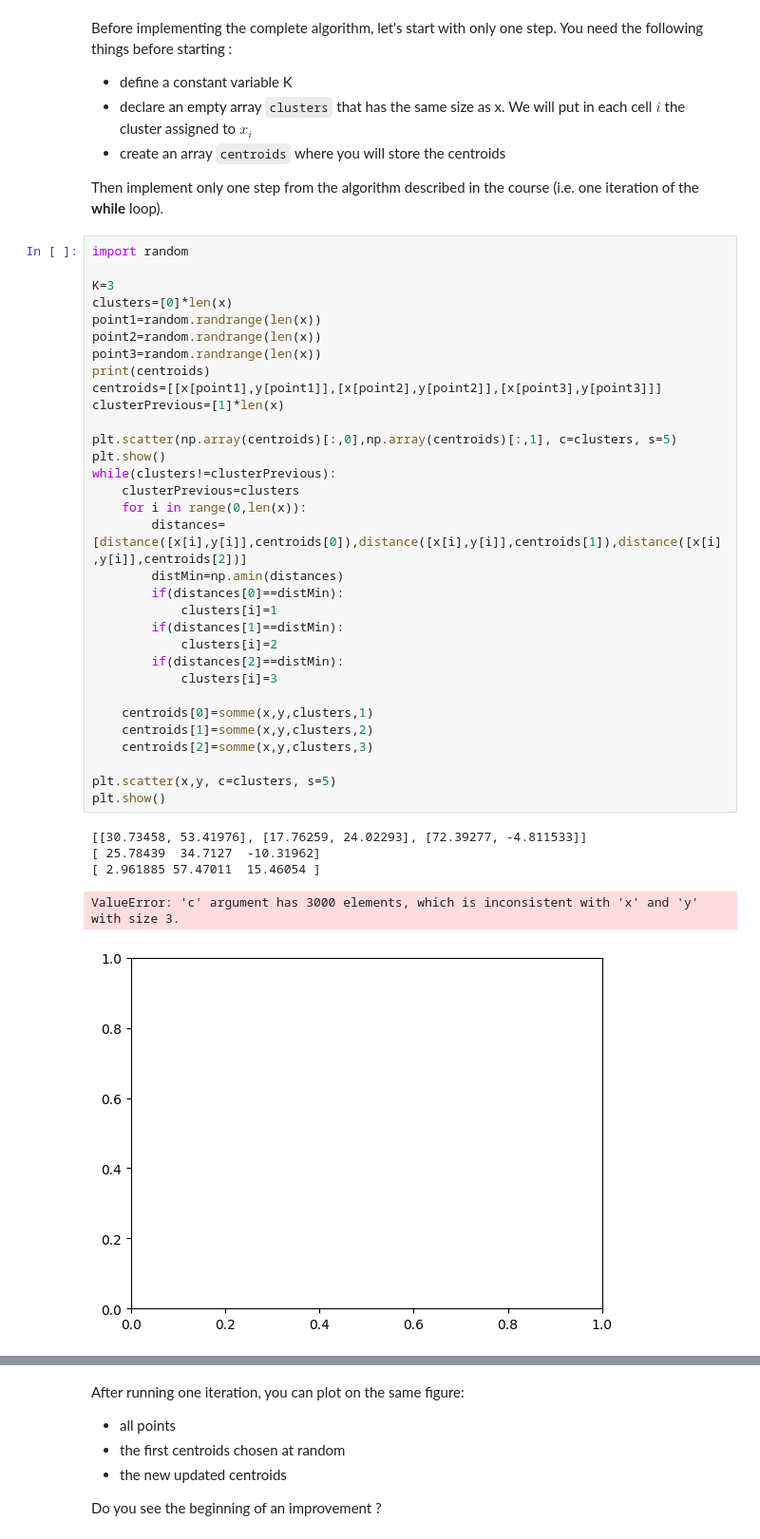
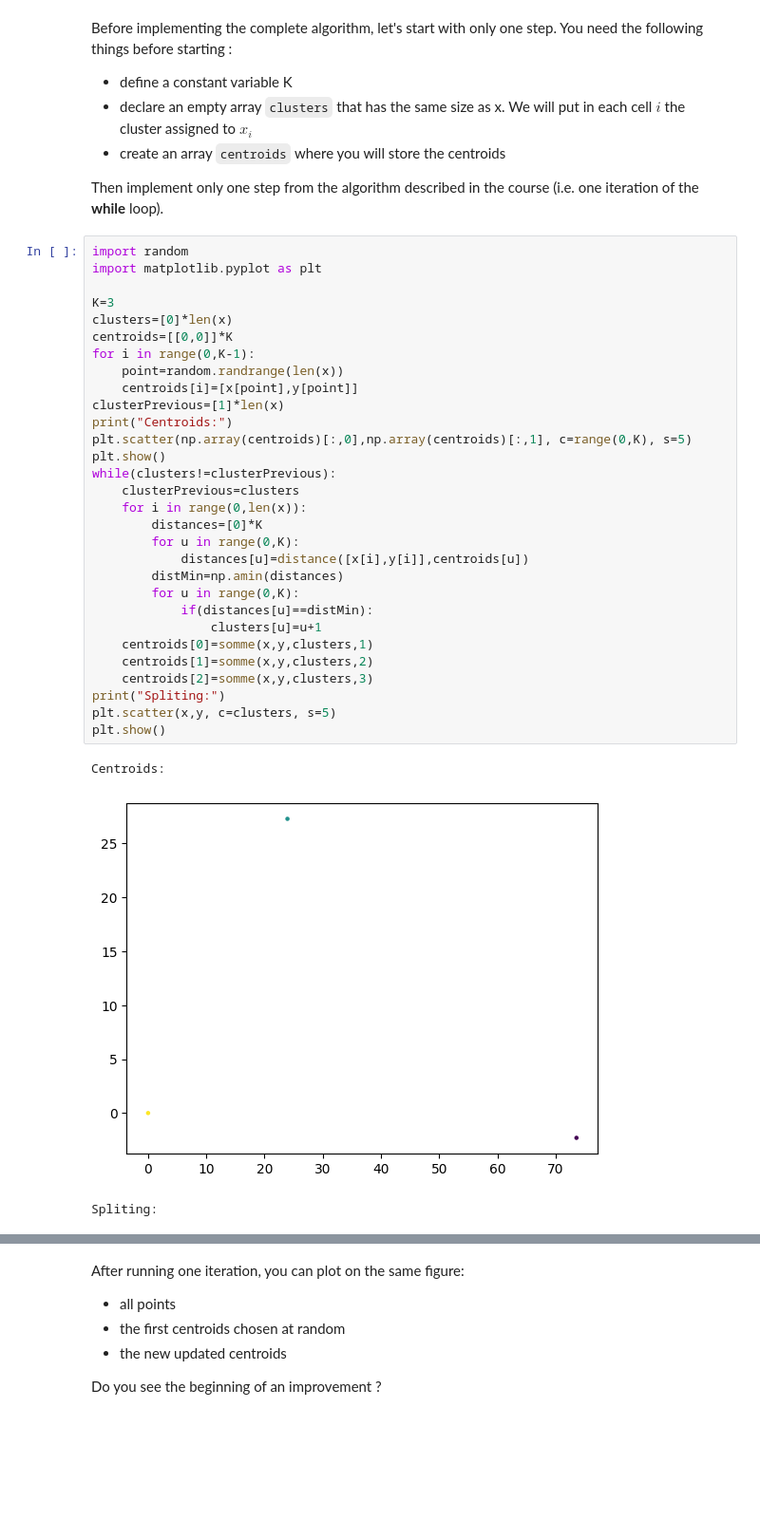
Before and after one commit to TeddySabatier/MachineLearningTSE, a Jupyter notebook: session-5/session-5/session-5.ipynb, the cells around one changed output, grey strips where cells are left out. Shown at 95% size. Cells and saved outputs as stored; diff of their text form; blank space fills up the shorter version.

```diff
--- a/session-5/session-5/session-5.ipynb
+++ b/session-5/session-5/session-5.ipynb
@@ -337,39 +337,35 @@ Before implementing the complete algorithm, let's start with only one step. You
 Then implement only one step from the algorithm described in the course (i.e. one iteration of the **while** loop).
 # %%
 import random
+import matplotlib.pyplot as plt
 
 K=3
 clusters=[0]*len(x)
-point1=random.randrange(len(x))
-point2=random.randrange(len(x))
-point3=random.randrange(len(x))
-print(centroids)
-centroids=[[x[point1],y[point1]],[x[point2],y[point2]],[x[point3],y[point3]]]
+centroids=[[0,0]]*K
+for i in range(0,K-1):
+    point=random.randrange(len(x))
+    centroids[i]=[x[point],y[point]]
 clusterPrevious=[1]*len(x)
-
-plt.scatter(np.array(centroids)[:,0],np.array(centroids)[:,1], c=clusters, s=5)
+print("Centroids:")
+plt.scatter(np.array(centroids)[:,0],np.array(centroids)[:,1], c=range(0,K), s=5)
 plt.show()
 while(clusters!=clusterPrevious):
     clusterPrevious=clusters
     for i in range(0,len(x)):
-        distances=[distance([x[i],y[i]],centroids[0]),distance([x[i],y[i]],centroids[1]),distance([x[i],y[i]],centroids[2])]
+        distances=[0]*K
+        for u in range(0,K):
+            distances[u]=distance([x[i],y[i]],centroids[u])
         distMin=np.amin(distances)
-        if(distances[0]==distMin):
-            clusters[i]=1
-        if(distances[1]==distMin):
-            clusters[i]=2
-        if(distances[2]==distMin):
-            clusters[i]=3
-
+        for u in range(0,K):
+            if(distances[u]==distMin):
+                clusters[u]=u+1
     centroids[0]=somme(x,y,clusters,1)
     centroids[1]=somme(x,y,clusters,2)
     centroids[2]=somme(x,y,clusters,3)
-
+print("Spliting:")
 plt.scatter(x,y, c=clusters, s=5)
 plt.show()
 # %% [output]
-[[30.73458, 53.41976], [17.76259, 24.02293], [72.39277, -4.811533]]
-[ 25.78439  34.7127  -10.31962]
-[ 2.961885 57.47011  15.46054 ]
+Centroids:
+[figure, new version]
-ValueError: 'c' argument has 3000 elements, which is inconsistent with 'x' and 'y' with size 3.
+Spliting:
-[figure, old version]
```
Also changed, not shown: parts of 3 cells of this notebook.
